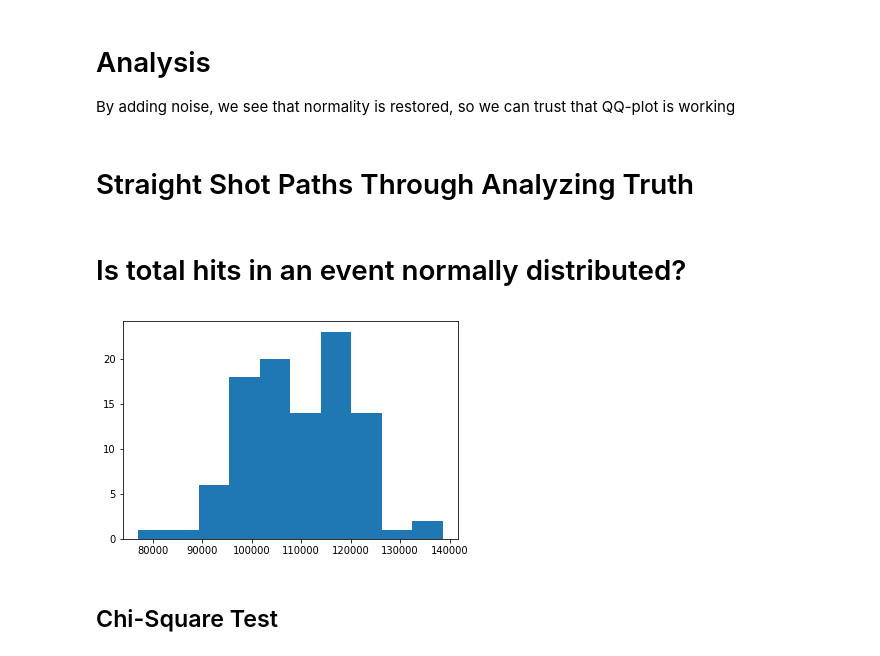
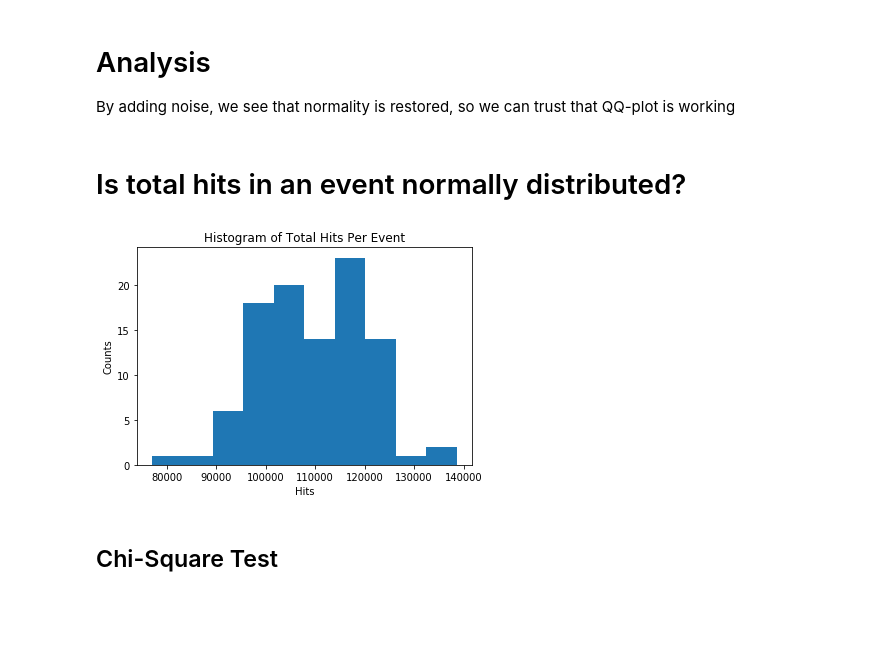
Before and after one commit to sqrider/MATH189_FINAL_PROJ, a Jupyter notebook: Joseph Notebook.ipynb, the cells around one changed output. Drawn from its saved outputs; the diff is of its cells as text; code cells hidden in the pictures; blank space fills up the shorter version.

Commit message:
added labels to all the charts

```diff
--- a/Joseph Notebook.ipynb
+++ b/Joseph Notebook.ipynb
@@ -147,17 +165,19 @@ fig = qqplot(trunc_nhits_random, line='s')
 # Analysis
 
 By adding noise, we see that normality is restored, so we can trust that QQ-plot is working
-# %% [markdown]
-# Straight Shot Paths Through Analyzing Truth
 # %% [markdown]
 # Is total hits in an event normally distributed?
 # %%
 hits_per_event = [hits.shape[0] for hits in hits_list]
+
+plt.xlabel('Hits')
+plt.ylabel('Counts')
+plt.title('Histogram of Total Hits Per Event')
 hpe_counts, hpe_partition, _ = plt.hist(hits_per_event)
 hpe_counts = list(hpe_counts)
 hpe_partition = list(hpe_partition)
 # %% [output]
-[figure, old version]
+[figure, new version]
 # %% [markdown]
 ## Chi-Square Test
 # %%
```
Also changed, not shown: parts of 26 cells of this notebook.
